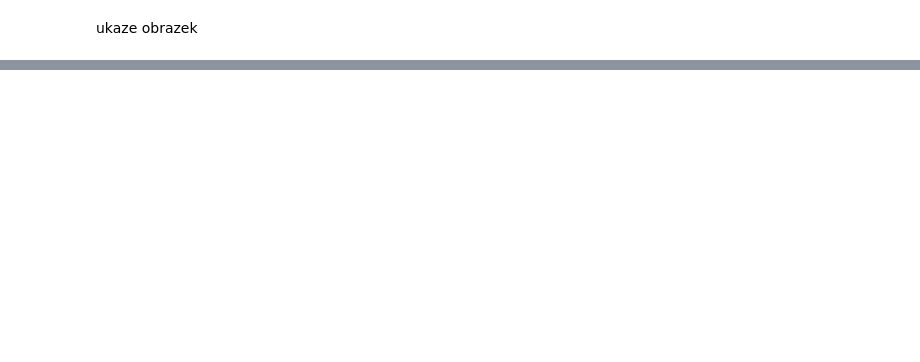
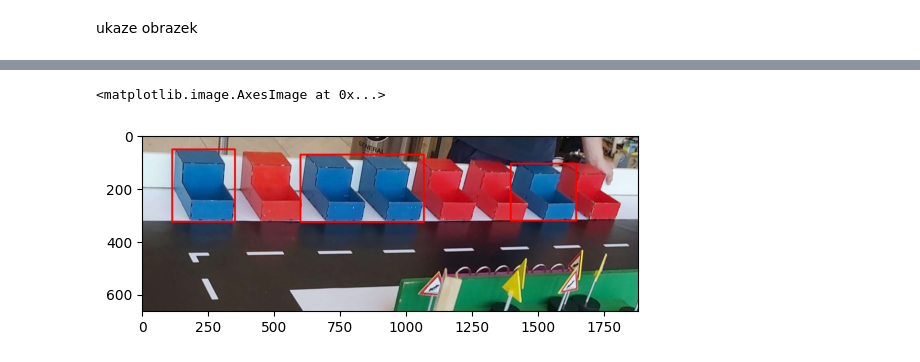
Before and after one commit to KrivkaJ/ESP32CAM_object-detection, a Jupyter notebook: photo_processing.ipynb, the cells around one changed output, grey strips where cells are left out. Drawn from its saved outputs; the diff is of its cells as text; code cells hidden in the pictures; blank space fills up the shorter version.

```diff
--- a/photo_processing.ipynb
+++ b/photo_processing.ipynb
@@ -273,0 +273,5 @@ tensor([[2.5260e+03, 2.0262e+03, 3.3907e+03, 2.7790e+03, 9.5065e-01, 7.7000e+01]
+# %%
+plt.imshow(cv2.cvtColor(img, cv2.COLOR_HSV2RGB))
+# %% [output]
+<matplotlib.image.AxesImage at 0x...>
+[figure, added]
```
Also changed, not shown: parts of 13 cells of this notebook, 2 other files.
